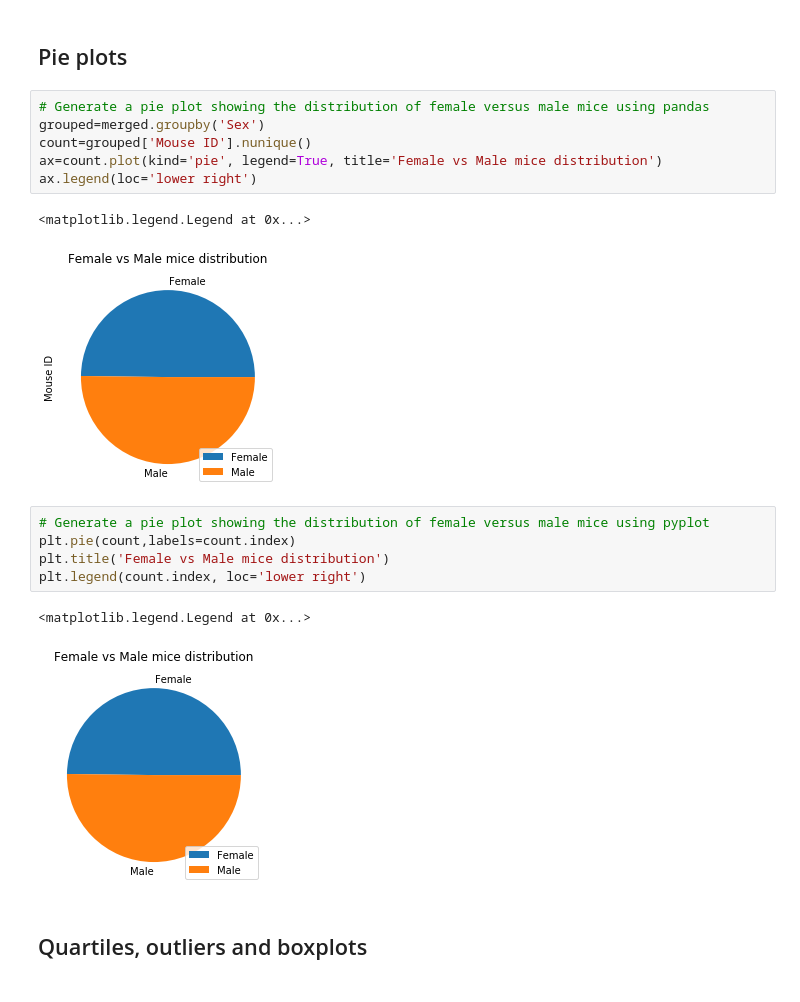
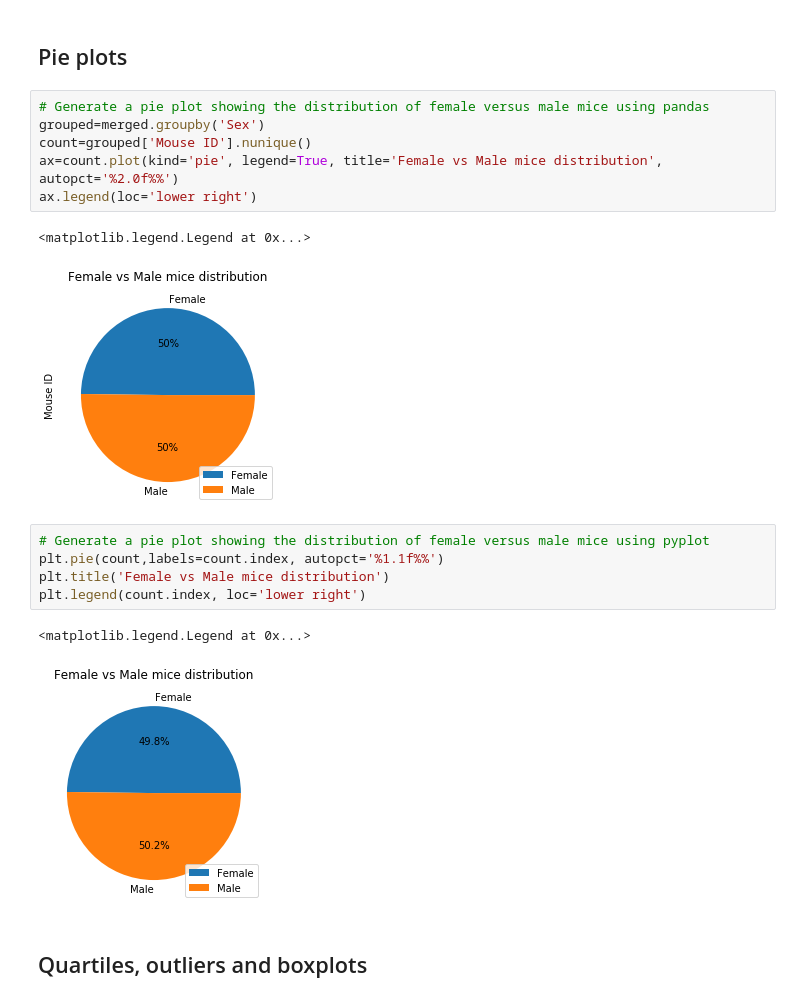
Before and after one commit to paulaurteaga/matplotlib, a Jupyter notebook: pymaceuticals_starter.ipynb, the cells around one changed output. Saved outputs shown, nothing was run; the diff lists cells and outputs as text.

```diff
--- a/pymaceuticals_starter.ipynb
+++ b/pymaceuticals_starter.ipynb
@@ -88,18 +88,18 @@ plt.legend(['Data points'])
 # Generate a pie plot showing the distribution of female versus male mice using pandas
 grouped=merged.groupby('Sex')
 count=grouped['Mouse ID'].nunique()
-ax=count.plot(kind='pie', legend=True, title='Female vs Male mice distribution')
+ax=count.plot(kind='pie', legend=True, title='Female vs Male mice distribution', autopct='%2.0f%%')
 ax.legend(loc='lower right')
 # %% [output]
 <matplotlib.legend.Legend at 0x...>
-[figure, old version]
+[figure, new version]
 # %%
 # Generate a pie plot showing the distribution of female versus male mice using pyplot
-plt.pie(count,labels=count.index)
+plt.pie(count,labels=count.index, autopct='%1.1f%%')
 plt.title('Female vs Male mice distribution')
 plt.legend(count.index, loc='lower right')
 # %% [output]
 <matplotlib.legend.Legend at 0x...>
-[figure, old version]
+[figure, new version]
 # %% [markdown]
 ## Quartiles, outliers and boxplots
```
Also changed, not shown: parts of 10 cells of this notebook.
